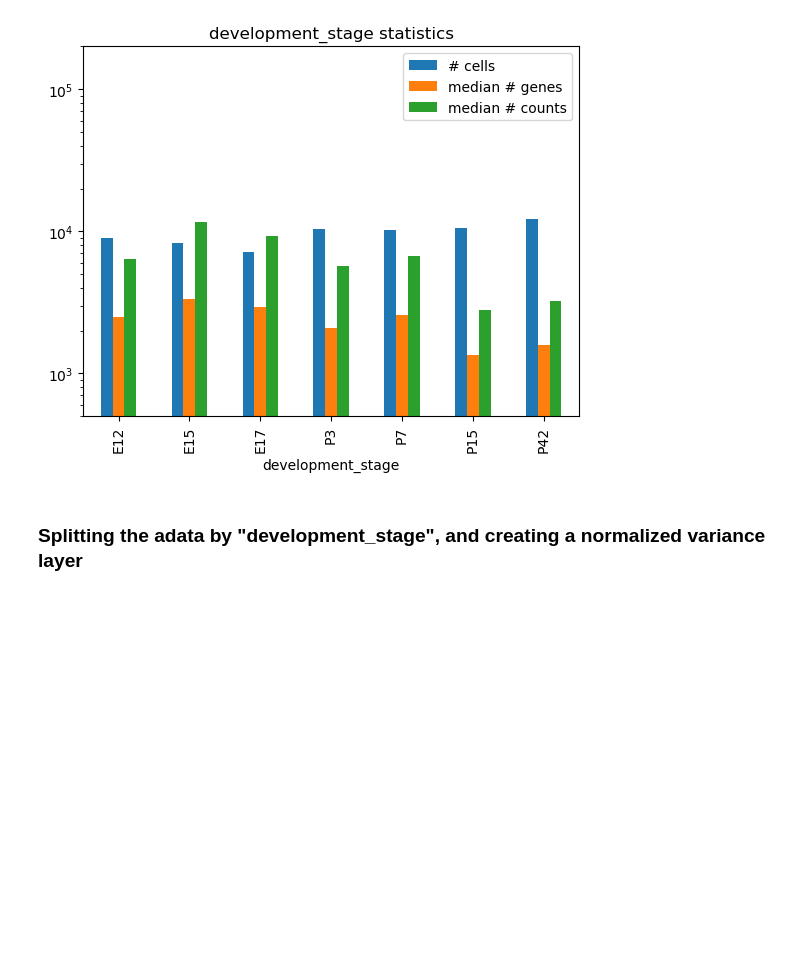
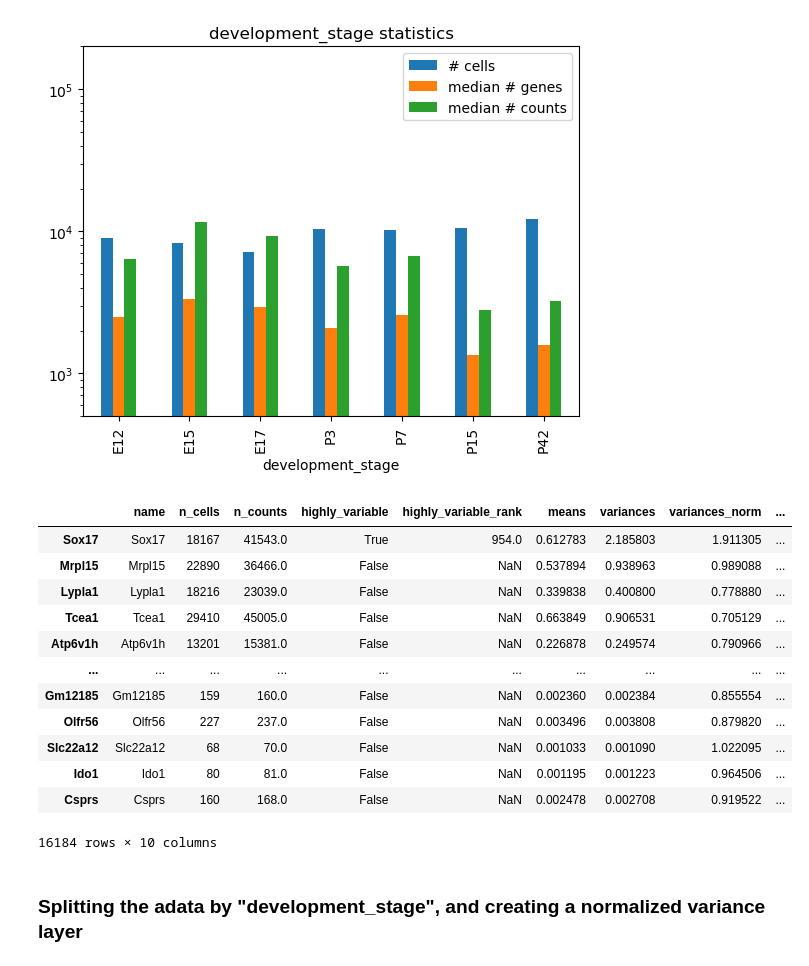
Before and after one commit to nitzanlab/gep-dynamics, a Jupyter notebook: notebooks/analyse_zepp.ipynb, the cells around one changed output. Drawn from its saved outputs; the diff is of its cells as text; code cells hidden in the pictures; blank space fills up the shorter version.

Commit message:
PDAC dataset and zepp run on epithelial cells

```diff
--- a/notebooks/analyse_zepp.ipynb
+++ b/notebooks/analyse_zepp.ipynb
@@ -180,6 +181,23 @@ plt.show()
 del column_of_interest, stats_df
 # %% [output]
 [figure]
+# %%
+_utils.joint_hvg_across_stages(adata, obs_category_key='development_stage')
+adata.var
+# %% [output]
+|  | name | n_cells | n_counts | highly_variable | highly_variable_rank | means | variances | variances_norm | ... |
+| Sox17 | Sox17 | 18167 | 41543.0 | True | 954.0 | 0.612783 | 2.185803 | 1.911305 | ... |
+| Mrpl15 | Mrpl15 | 22890 | 36466.0 | False | NaN | 0.537894 | 0.938963 | 0.989088 | ... |
+| Lypla1 | Lypla1 | 18216 | 23039.0 | False | NaN | 0.339838 | 0.400800 | 0.778880 | ... |
+| Tcea1 | Tcea1 | 29410 | 45005.0 | False | NaN | 0.663849 | 0.906531 | 0.705129 | ... |
+| Atp6v1h | Atp6v1h | 13201 | 15381.0 | False | NaN | 0.226878 | 0.249574 | 0.790966 | ... |
+| ... | ... | ... | ... | ... | ... | ... | ... | ... | ... |
+| Gm12185 | Gm12185 | 159 | 160.0 | False | NaN | 0.002360 | 0.002384 | 0.855554 | ... |
+| Olfr56 | Olfr56 | 227 | 237.0 | False | NaN | 0.003496 | 0.003808 | 0.879820 | ... |
+| Slc22a12 | Slc22a12 | 68 | 70.0 | False | NaN | 0.001033 | 0.001090 | 1.022095 | ... |
+| Ido1 | Ido1 | 80 | 81.0 | False | NaN | 0.001195 | 0.001223 | 0.964506 | ... |
+| Csprs | Csprs | 160 | 168.0 | False | NaN | 0.002478 | 0.002708 | 0.919522 | ... |
+16184 rows × 10 columns
 # %% [markdown]
 ### Splitting the adata by "development_stage", and creating a normalized variance layer
 # %%
```
Also changed, not shown: parts of 25 cells of this notebook, 6 other files.
